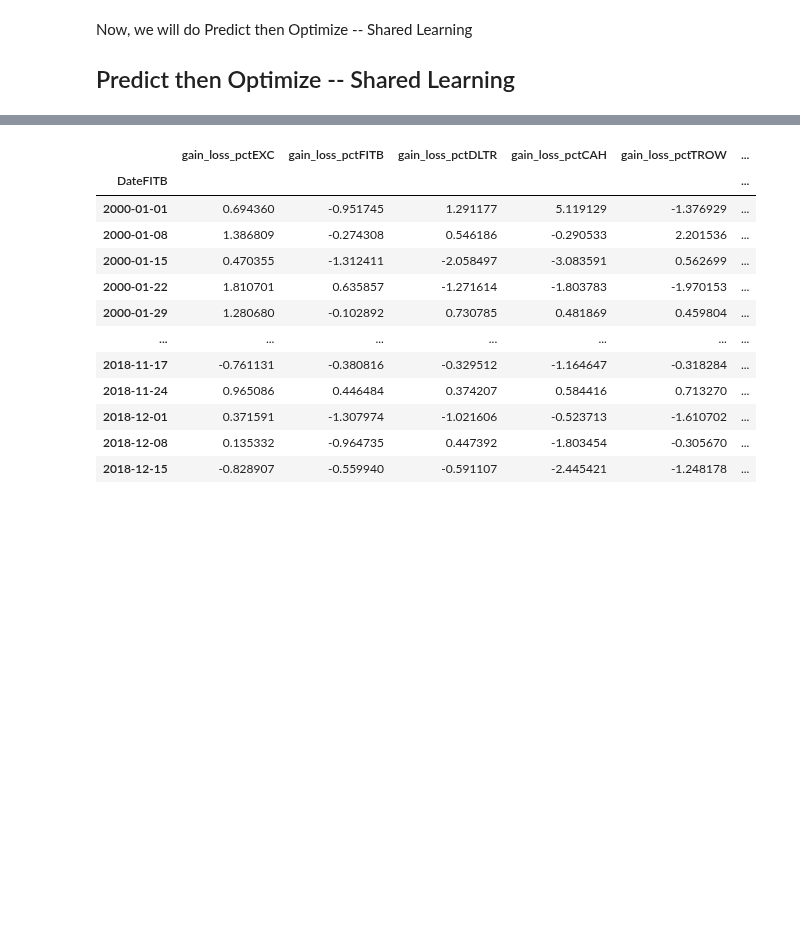
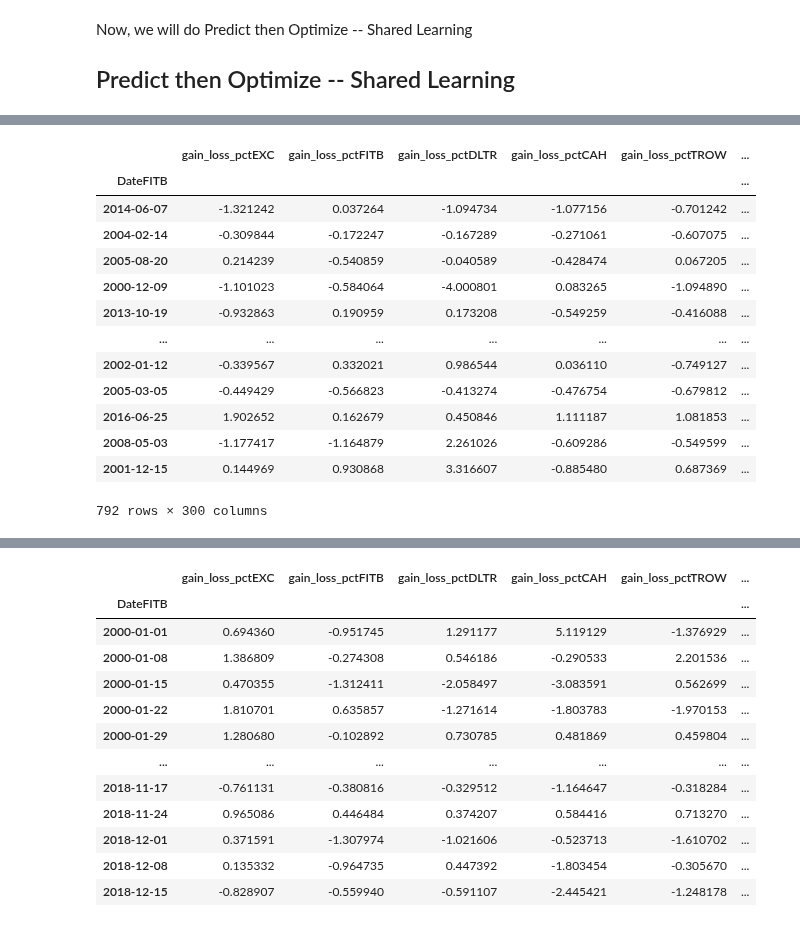
Before and after one commit to luitelshreejal/investment_allocation, a Jupyter notebook: main.ipynb, the cells around one changed output, grey strips where cells are left out. Saved outputs shown, nothing was run; the diff lists cells and outputs as text; code cells hidden in the pictures; blank space fills up the shorter version.

```diff
--- a/main.ipynb
+++ b/main.ipynb
@@ -632,0 +663,17 @@ optimized_weights
+# %%
+train_targets
+# %% [output]
+|  | gain_loss_pctEXC | gain_loss_pctFITB | gain_loss_pctDLTR | gain_loss_pctCAH | gain_loss_pctTROW | ... |
+| DateFITB |  |  |  |  |  | ... |
+| 2014-06-07 | -1.321242 | 0.037264 | -1.094734 | -1.077156 | -0.701242 | ... |
+| 2004-02-14 | -0.309844 | -0.172247 | -0.167289 | -0.271061 | -0.607075 | ... |
+| 2005-08-20 | 0.214239 | -0.540859 | -0.040589 | -0.428474 | 0.067205 | ... |
+| 2000-12-09 | -1.101023 | -0.584064 | -4.000801 | 0.083265 | -1.094890 | ... |
+| 2013-10-19 | -0.932863 | 0.190959 | 0.173208 | -0.549259 | -0.416088 | ... |
+| ... | ... | ... | ... | ... | ... | ... |
+| 2002-01-12 | -0.339567 | 0.332021 | 0.986544 | 0.036110 | -0.749127 | ... |
+| 2005-03-05 | -0.449429 | -0.566823 | -0.413274 | -0.476754 | -0.679812 | ... |
+| 2016-06-25 | 1.902652 | 0.162679 | 0.450846 | 1.111187 | 1.081853 | ... |
+| 2008-05-03 | -1.177417 | -1.164879 | 2.261026 | -0.609286 | -0.549599 | ... |
+| 2001-12-15 | 0.144969 | 0.930868 | 3.316607 | -0.885480 | 0.687369 | ... |
+792 rows × 300 columns
```
Also changed, not shown: parts of 27 cells of this notebook.
